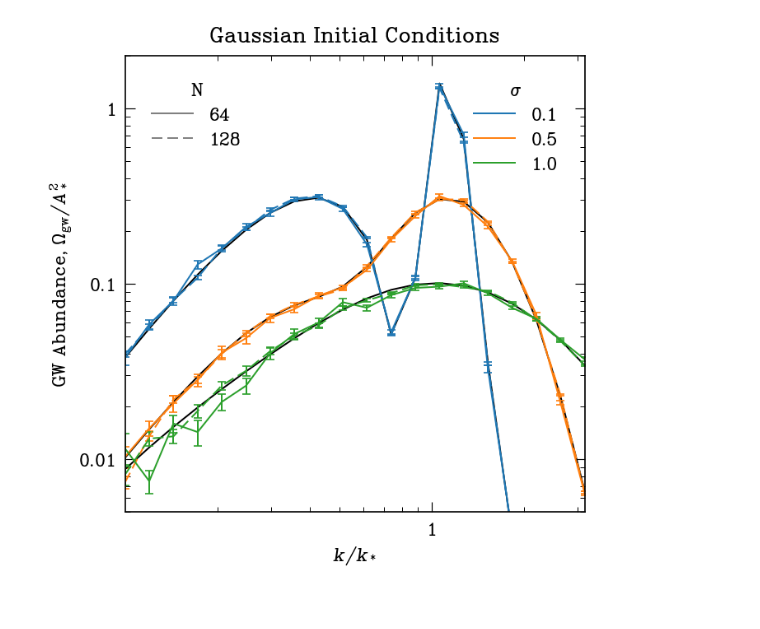
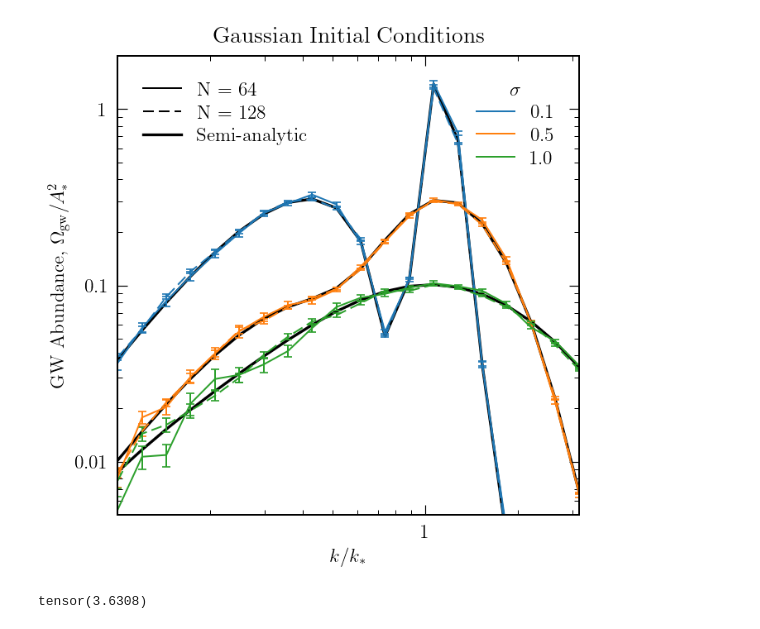
Before and after one commit to giovannipiccoli99/FLAN-SIGW, a Jupyter notebook: test_notebook.ipynb, the cells around one changed output. Drawn from its saved outputs; the diff is of its cells as text; code cells hidden in the pictures.

```diff
--- a/test_notebook.ipynb
+++ b/test_notebook.ipynb
@@ -16,3 +17,11 @@ import flan_sigw
+# %%
+plt.rcParams.update({
+    'font.size': 14,
+    'text.usetex': True,
+    'font.family': 'serif',
+    'font.serif': ['Computer Modern Roman'],
+    'axes.linewidth': 1.2
+})
 # %%
 import math
 import matplotlib.lines as mlines
@@ -40,17 +49,13 @@ eps = 0.1
 k_ = k_star*10**torch.arange(-2, 2, 0.01)
 sigma = [0.1, 0.5, 1]
 
-
-
-
-
 for i in range(0, len(sigma)):
     N_low = 64
     O_gw = []
     sigma_O_gw = []
 
     Delta_zeta = flan_sigw.build_log_normal(A_star, k_star, sigma[i])
-    plt.loglog(k.cpu(), flan_sigw.Omega_gw_semianalitic(k.cpu().numpy(), Delta_zeta)/A_star**2, color = 'black')
+    plt.loglog(k.cpu(), flan_sigw.Omega_gw_semianalitic(k.cpu().numpy(), Delta_zeta)/A_star**2, color = 'black', linewidth = 2)
     y = Delta_zeta(k_.cpu().numpy())
     y = scipy.integrate.cumulative_trapezoid(y, np.log(k_.cpu().numpy()), initial=0)
     y = torch.tensor(y)
@@ -79,40 +84,39 @@ for i in range(0, len(sigma)):
     k_bar = k_[torch.min(torch.argwhere(y/y[-1]>1- eps))]
     N = N_high
     for kk in k:
-        k_max = np.max([k_bar, 3.*kk.cpu()])
+        k_max =  np.max([k_bar, 3.*kk.cpu()])
         L = N*np.pi/k_max
         Phi_i_k  = (2./3.)*flan_sigw.generate_gaussian_field_k(N, L, Delta_zeta,  device = device)
         O_gw_, sigma_O_gw_ = Omega_gw_1(kk, Phi_i_k, L, N_modes)
         O_gw.append(O_gw_)
         sigma_O_gw.append(sigma_O_gw_)
     O_gw = torch.stack(O_gw)
     sigma_O_gw = torch.stack(sigma_O_gw)
     plt.errorbar(k.cpu(), O_gw.cpu()/A_star**2, yerr=sigma_O_gw.cpu()/A_star**2,
                  color=cmap(i), linestyle='--', capsize=3)
-
-
 
 plt.yscale('log')
 plt.xscale('log')
 plt.ylabel('GW Abundance, $\Omega_{\\rm gw}/A_*^2$')
 plt.xlabel('$k/k_*$')
 plt.title(f'Gaussian Initial Conditions')
 plt.vlines(k_bar, 0, 10, linewidth = 0.5, linestyles='--')
 plt.vlines(k_bar, 0, 10, linewidth = 0.5, linestyles='--')
 plt.xlim(k.cpu()[0], k.cpu()[-1])
 plt.ylim(0.005, 2)
 
 
 
 color_handles = [mlines.Line2D([], [], color=cmap(i), linestyle='-', label=f'{sigma[i]:.1f}') for i in range(len(sigma))]
 first_legend = plt.legend(handles=color_handles, title='$\\sigma$', loc='upper right')
 plt.gca().add_artist(first_legend)
 
 style_handles = [
-    mlines.Line2D([], [], color='gray', linestyle='-', label=f'{N_low:.0f}'),
-    mlines.Line2D([], [], color='gray', linestyle='--', label=f'{N_high:.0f}')
+    mlines.Line2D([], [], color='black', linestyle='-', label=f'N = {N_low:.0f}'),
+    mlines.Line2D([], [], color='black', linestyle='--', label=f'N = {N_high:.0f}'),
+    mlines.Line2D([], [], color='black', linewidth = '2', linestyle='-', label=f'Semi-analytic')
 ]
-plt.legend(handles=style_handles, title='N', loc='upper left')
+plt.legend(handles=style_handles, loc='upper left')
 plt.savefig('gaussian.pdf')
 # %% [output]
-[figure, old version]
+[figure, new version]
@@ -122,3 +123,7 @@ k_cpu = k.cpu().numpy()
+# %%
+k_bar
+# %% [output]
+tensor(3.6308)
 # %%
 
 
```
Also changed, not shown: parts of 10 cells of this notebook, 12 other files.
